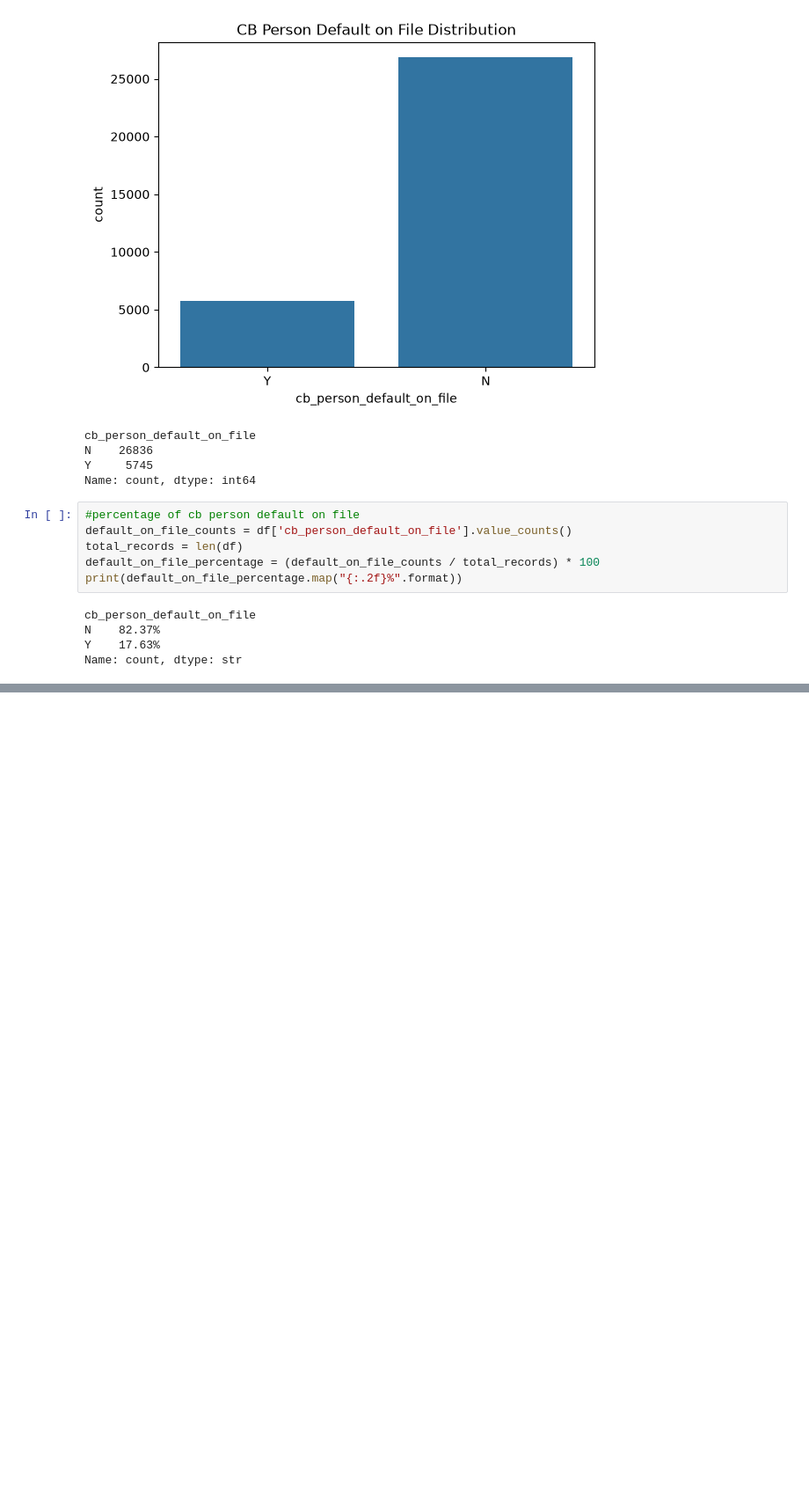
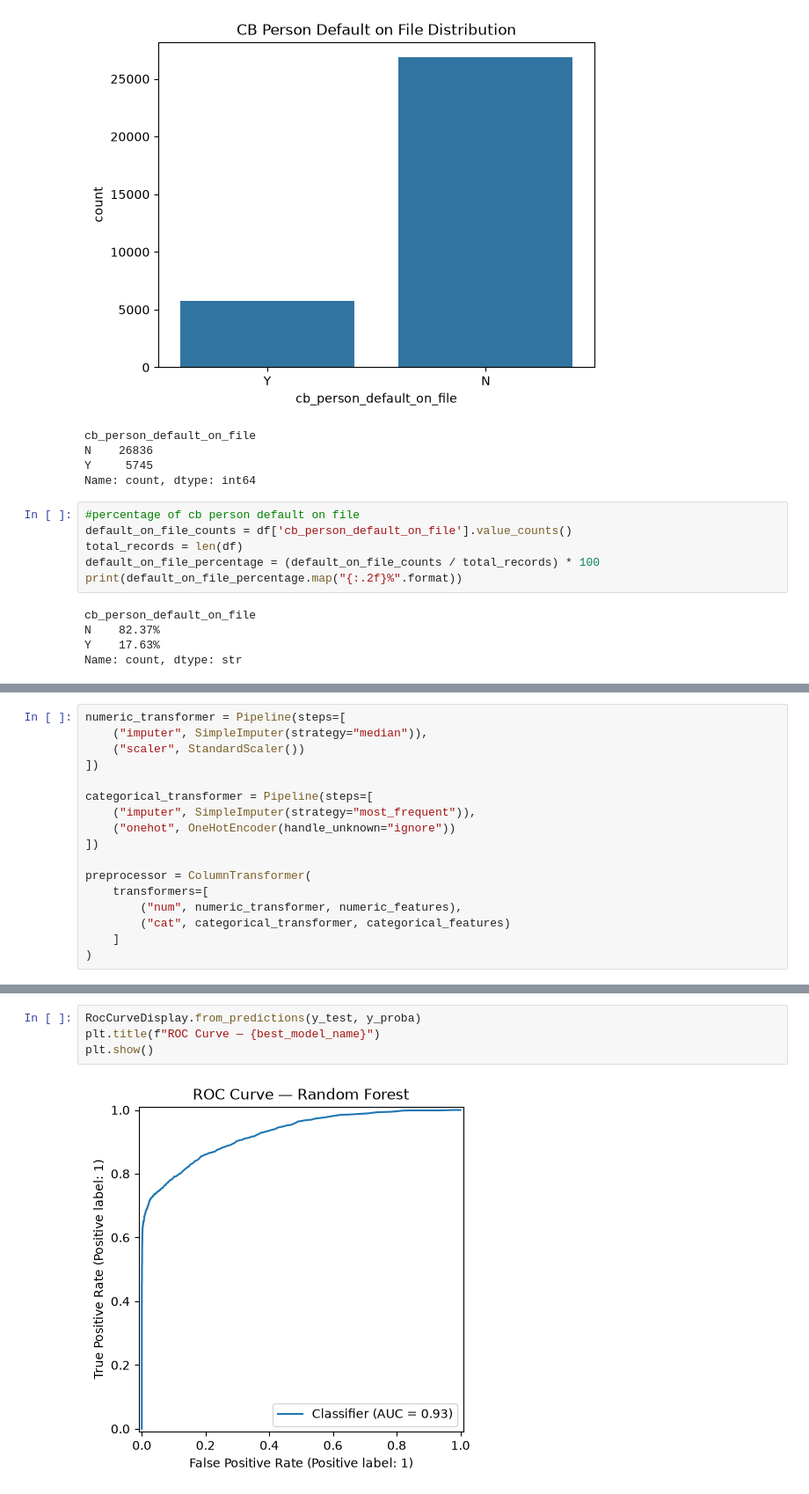
Before and after one commit to yashkode28/CreditHealthAdvisor, a Jupyter notebook: analysis.ipynb, the cells around one changed output, grey strips where cells are left out. Shown at 88% size. Drawn from its saved outputs; the diff is of its cells as text; blank space fills up the shorter version.

```diff
--- a/analysis.ipynb
+++ b/analysis.ipynb
@@ -163,0 +249,17 @@ Name: count, dtype: str
+# %%
+numeric_transformer = Pipeline(steps=[
+    ("imputer", SimpleImputer(strategy="median")),
+    ("scaler", StandardScaler())
+])
+
+categorical_transformer = Pipeline(steps=[
+    ("imputer", SimpleImputer(strategy="most_frequent")),
+    ("onehot", OneHotEncoder(handle_unknown="ignore"))
+])
+
+preprocessor = ColumnTransformer(
+    transformers=[
+        ("num", numeric_transformer, numeric_features),
+        ("cat", categorical_transformer, categorical_features)
+    ]
+)
@@ -163,0 +353,6 @@ Name: count, dtype: str
+# %%
+RocCurveDisplay.from_predictions(y_test, y_proba)
+plt.title(f"ROC Curve — {best_model_name}")
+plt.show()
+# %% [output]
+[figure, added]
```
Also changed, not shown: parts of 23 cells of this notebook.
